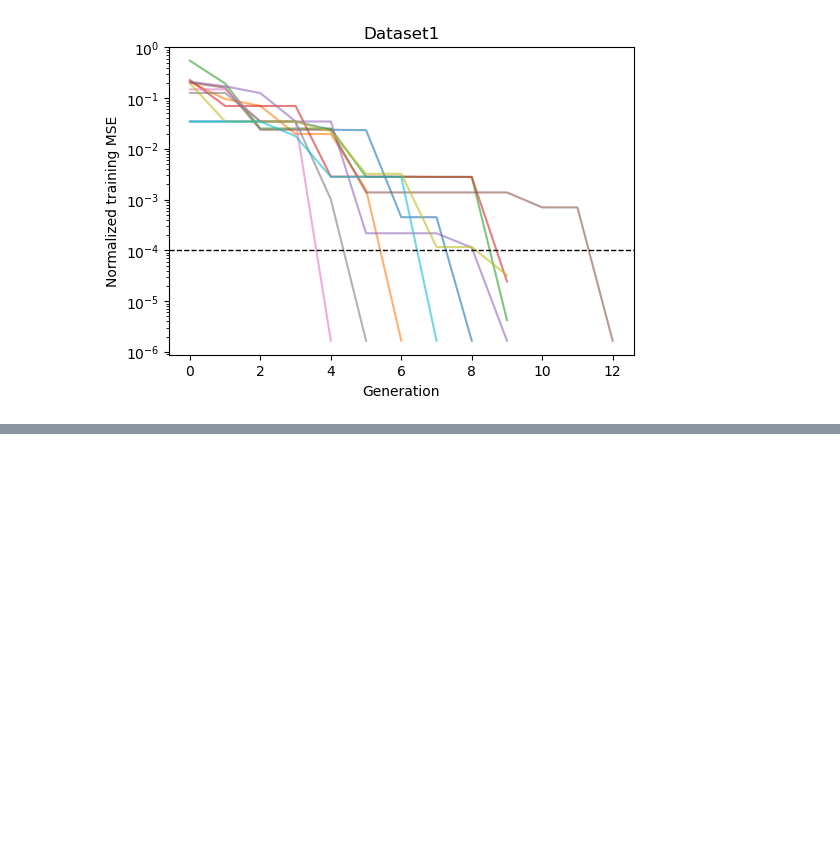
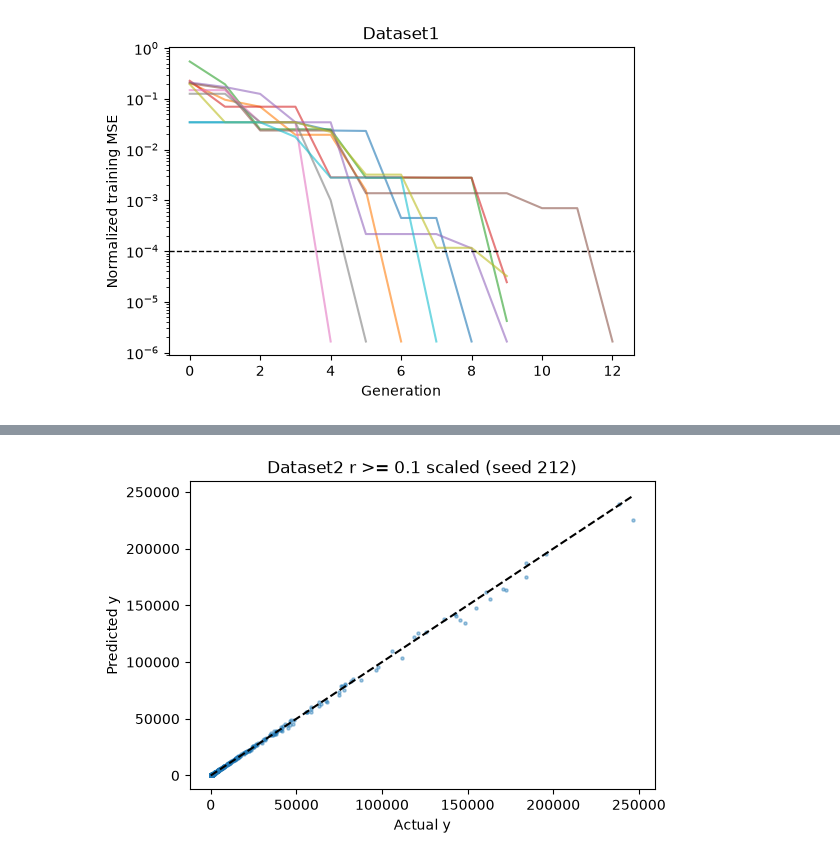
Before and after one commit to agothebi/CSC-370-HW-2-Alex-Gopesh, a Jupyter notebook: symreg.ipynb, the cells around one changed output, grey strips where cells are left out. Drawn from its saved outputs; the diff is of its cells as text; code cells hidden in the pictures; blank space fills up the shorter version.

```diff
--- a/symreg.ipynb
+++ b/symreg.ipynb
@@ -202,0 +207,4 @@ plot_actual_vs_predicted("Dataset2 r >= 0.1")
+# %%
+plot_actual_vs_predicted("Dataset2 r >= 0.1 scaled")
+# %% [output]
+[figure, added]
```
Also changed, not shown: parts of 13 cells of this notebook, 2 other files.
